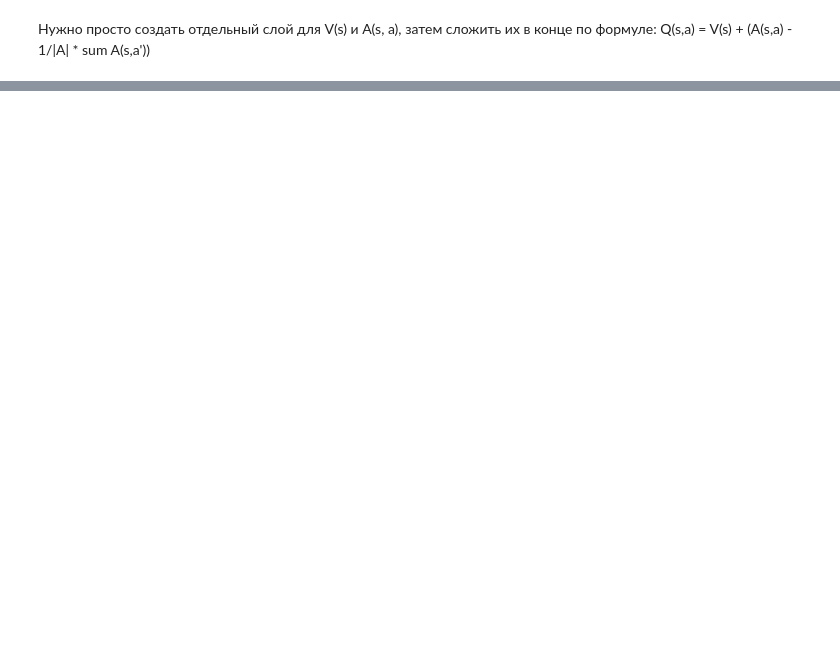
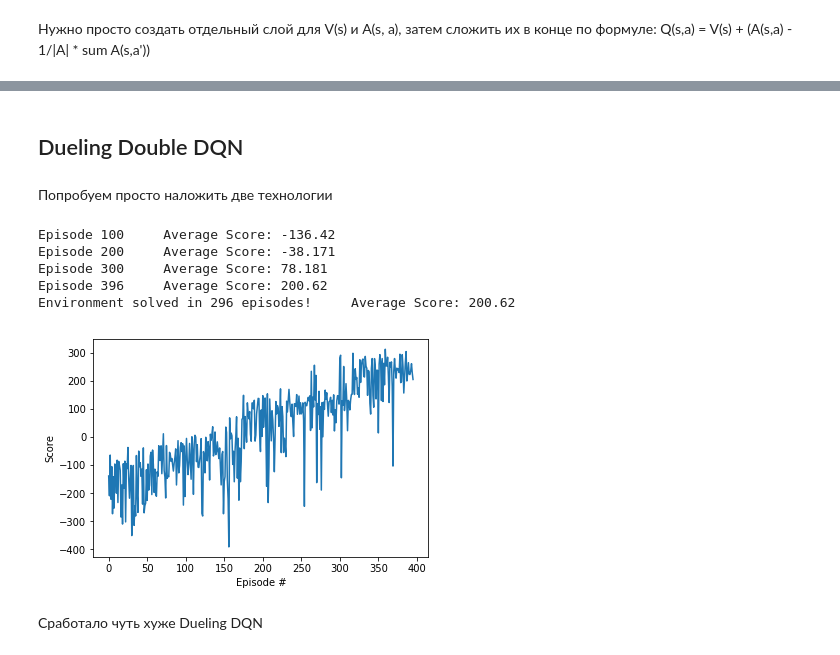
Before and after one commit to Dantatartes/lunarlander, a Jupyter notebook: lab.ipynb, the cells around one changed output, grey strips where cells are left out. Cells and saved outputs as stored; diff of their text form; code cells hidden in the pictures; blank space fills up the shorter version.

```diff
--- a/lab.ipynb
+++ b/lab.ipynb
@@ -94,3 +106,20 @@ Environment solved in 282 episodes!     Average Score: 200.27
 agent = Agent(state_size, action_size, seed=0, dueling=True)
 agent.qnetwork_local.load_state_dict(torch.load('checkpoint_dueling.pth'))
 watch_agent(agent, env)
+# %% [markdown]
+## Dueling Double DQN
+# %% [markdown]
+Попробуем просто наложить две технологии
+# %%
+agent = Agent(state_size, action_size, seed=0, dueling=True, double=True)
+scores_DDDQN = train_dqn(agent, env, save_as='checkpoint_DDDQN')
+plot_scores(scores_DDDQN)
+# %% [output]
+Episode 100     Average Score: -136.42
+Episode 200     Average Score: -38.171
+Episode 300     Average Score: 78.181
+Episode 396     Average Score: 200.62
+Environment solved in 296 episodes!     Average Score: 200.62
+[figure, added]
+# %% [markdown]
+Сработало чуть хуже Dueling DQN
```
Also changed, not shown: parts of 13 cells of this notebook, 4 other files.
